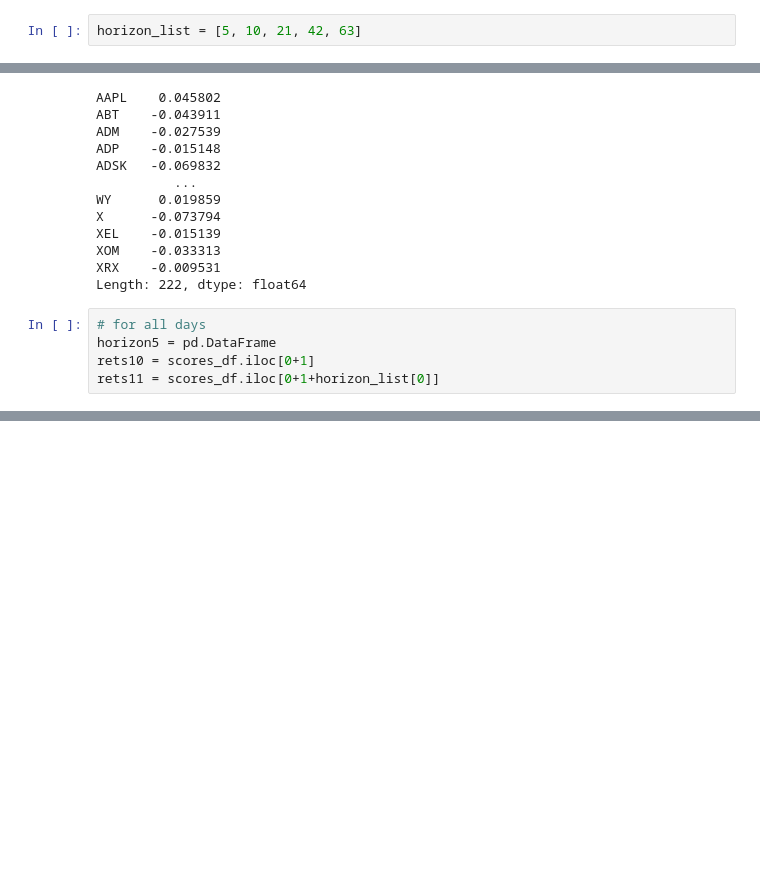
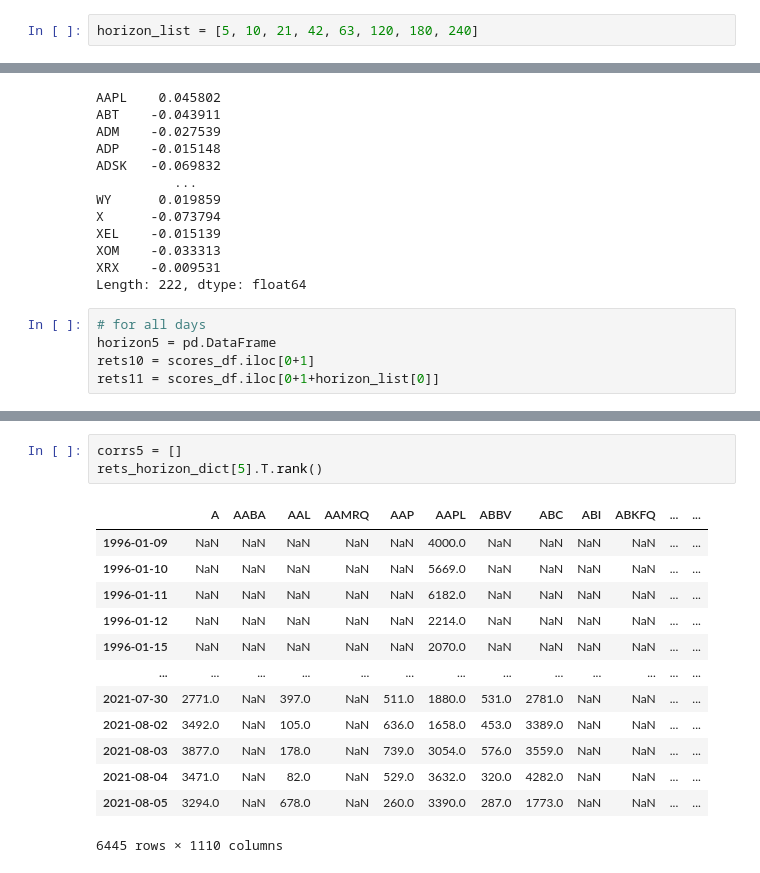
Before and after one commit to lkrenn/SP500_NLP_Project, a Jupyter notebook: Step3-Portfolio_Construction/1-Cosine_Similarity.ipynb, the cells around one changed output, grey strips where cells are left out. Saved outputs shown, nothing was run; the diff lists cells and outputs as text; blank space fills up the shorter version.

```diff
--- a/Step3-Portfolio_Construction/1-Cosine_Similarity.ipynb
+++ b/Step3-Portfolio_Construction/1-Cosine_Similarity.ipynb
@@ -216,5 +216,5 @@ scores_df
 | 2021-08-10 | 0.925325 | 0.926033 | 0.879983 | 0.843016 | 0.981508 | 1.0 | 0.957833 | 0.935112 | ... |
 6459 rows × 873 columns
 # %%
-horizon_list = [5, 10, 21, 42, 63]
+horizon_list = [5, 10, 21, 42, 63, 120, 180, 240]
 # %%
@@ -347,0 +386,17 @@ rets11 = scores_df.iloc[0+1+horizon_list[0]]
+# %%
+corrs5 = []
+rets_horizon_dict[5].T.rank()
+# %% [output]
+|  | A | AABA | AAL | AAMRQ | AAP | AAPL | ABBV | ABC | ABI | ABKFQ | ... | ... |
+| 1996-01-09 | NaN | NaN | NaN | NaN | NaN | 4000.0 | NaN | NaN | NaN | NaN | ... | ... |
+| 1996-01-10 | NaN | NaN | NaN | NaN | NaN | 5669.0 | NaN | NaN | NaN | NaN | ... | ... |
+| 1996-01-11 | NaN | NaN | NaN | NaN | NaN | 6182.0 | NaN | NaN | NaN | NaN | ... | ... |
+| 1996-01-12 | NaN | NaN | NaN | NaN | NaN | 2214.0 | NaN | NaN | NaN | NaN | ... | ... |
+| 1996-01-15 | NaN | NaN | NaN | NaN | NaN | 2070.0 | NaN | NaN | NaN | NaN | ... | ... |
+| ... | ... | ... | ... | ... | ... | ... | ... | ... | ... | ... | ... | ... |
+| 2021-07-30 | 2771.0 | NaN | 397.0 | NaN | 511.0 | 1880.0 | 531.0 | 2781.0 | NaN | NaN | ... | ... |
+| 2021-08-02 | 3492.0 | NaN | 105.0 | NaN | 636.0 | 1658.0 | 453.0 | 3389.0 | NaN | NaN | ... | ... |
+| 2021-08-03 | 3877.0 | NaN | 178.0 | NaN | 739.0 | 3054.0 | 576.0 | 3559.0 | NaN | NaN | ... | ... |
+| 2021-08-04 | 3471.0 | NaN | 82.0 | NaN | 529.0 | 3632.0 | 320.0 | 4282.0 | NaN | NaN | ... | ... |
+| 2021-08-05 | 3294.0 | NaN | 678.0 | NaN | 260.0 | 3390.0 | 287.0 | 1773.0 | NaN | NaN | ... | ... |
+6445 rows × 1110 columns
```
Also changed, not shown: parts of 27 cells of this notebook, 2 other files.
